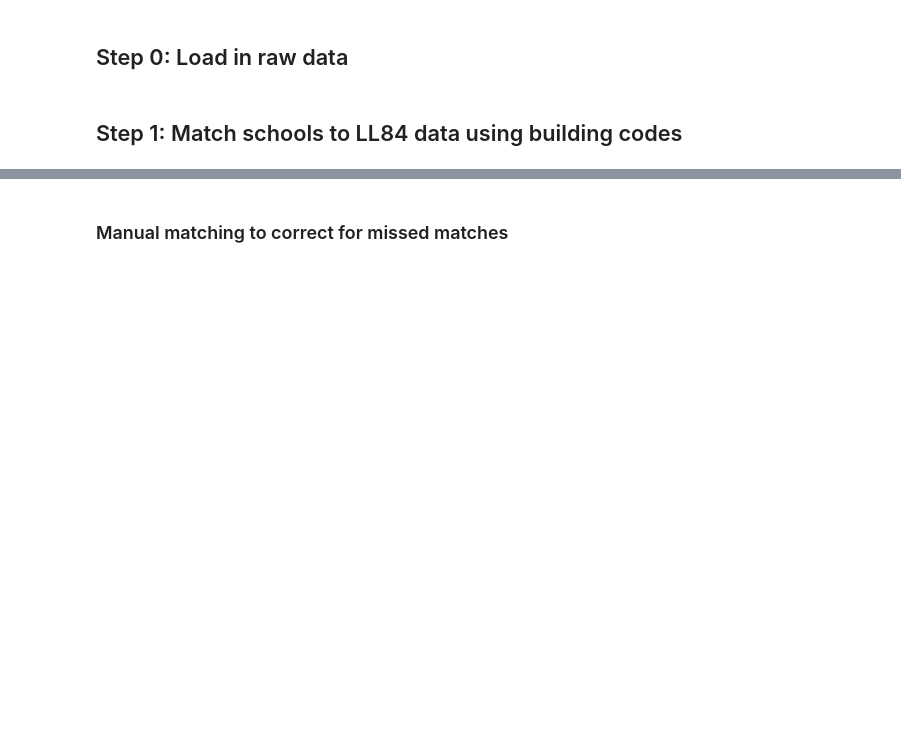
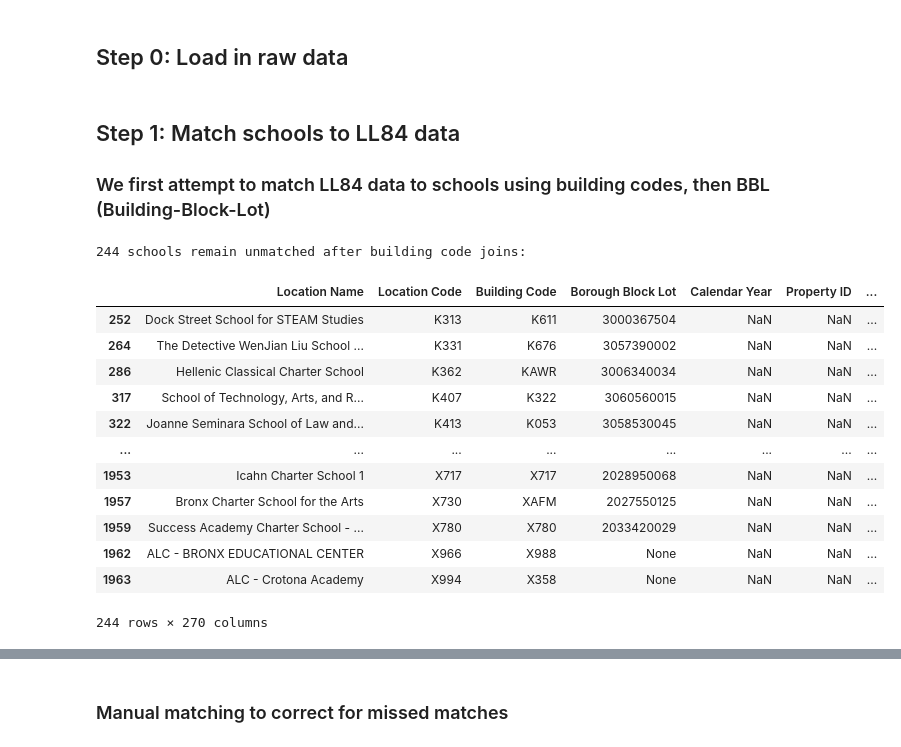
Before and after one commit to likealostcause/zohran-ghs-dashboard, a Jupyter notebook: notebooks/05_process_ll84.ipynb, the cells around one changed output, grey strips where cells are left out. Drawn from its saved outputs; the diff is of its cells as text; code cells hidden in the pictures; blank space fills up the shorter version.

```diff
--- a/notebooks/05_process_ll84.ipynb
+++ b/notebooks/05_process_ll84.ipynb
@@ -16,2 +16,3 @@ schools = gpd.read_file('../data/processed_data/school_points_with_lcgms.geojson
 # %% [markdown]
-## Step 1: Match schools to LL84 data using building codes
+## Step 1: Match schools to LL84 data
+### We first attempt to match LL84 data to schools using building codes, then BBL (Building-Block-Lot)
@@ -71,0 +32,20 @@ ll84_matched_bc = pd.concat(matches)
+# %%
+# List schools that are still unmatched. Most of these are DOE schools that are new, or charter schools that occupy space in larger, non K-12 buildings.
+unmatched_afterbc_schools = schools_matched_on_bc[schools_matched_on_bc['_merge_bc']=='left_only']
+print(f'{len(unmatched_afterbc_schools)} schools remain unmatched after building code joins:')
+unmatched_afterbc_schools
+# %% [output]
+244 schools remain unmatched after building code joins:
+|  | Location Name | Location Code | Building Code | Borough Block Lot | Calendar Year | Property ID | ... |
+| 252 | Dock Street School for STEAM Studies | K313 | K611 | 3000367504 | NaN | NaN | ... |
+| 264 | The Detective WenJian Liu School ... | K331 | K676 | 3057390002 | NaN | NaN | ... |
+| 286 | Hellenic Classical Charter School | K362 | KAWR | 3006340034 | NaN | NaN | ... |
+| 317 | School of Technology, Arts, and R... | K407 | K322 | 3060560015 | NaN | NaN | ... |
+| 322 | Joanne Seminara School of Law and... | K413 | K053 | 3058530045 | NaN | NaN | ... |
+| ... | ... | ... | ... | ... | ... | ... | ... |
+| 1953 | Icahn Charter School 1 | X717 | X717 | 2028950068 | NaN | NaN | ... |
+| 1957 | Bronx Charter School for the Arts | X730 | XAFM | 2027550125 | NaN | NaN | ... |
+| 1959 | Success Academy Charter School - ... | X780 | X780 | 2033420029 | NaN | NaN | ... |
+| 1962 | ALC - BRONX EDUCATIONAL CENTER | X966 | X988 | None | NaN | NaN | ... |
+| 1963 | ALC - Crotona Academy | X994 | X358 | None | NaN | NaN | ... |
+244 rows × 270 columns
```
Also changed, not shown: parts of 28 cells of this notebook.
